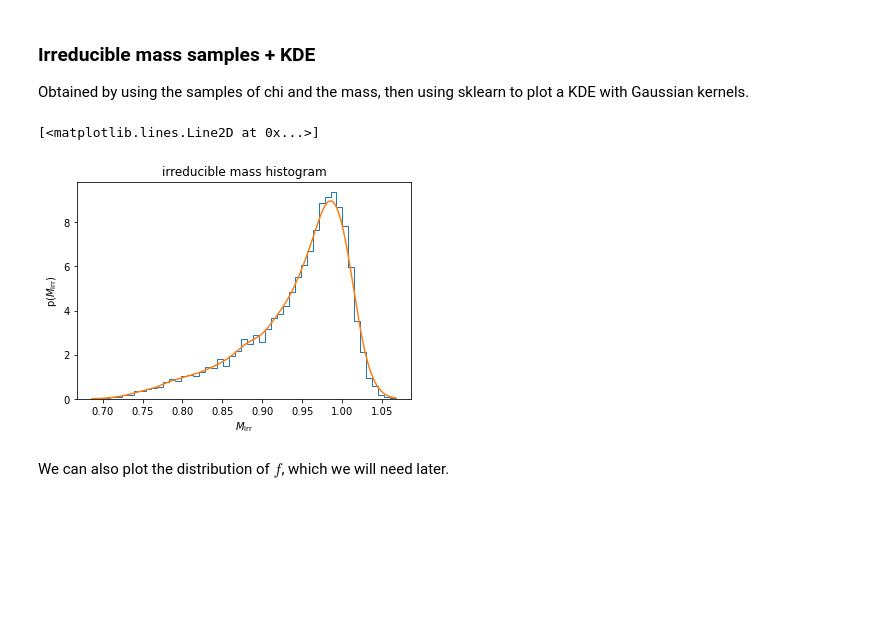
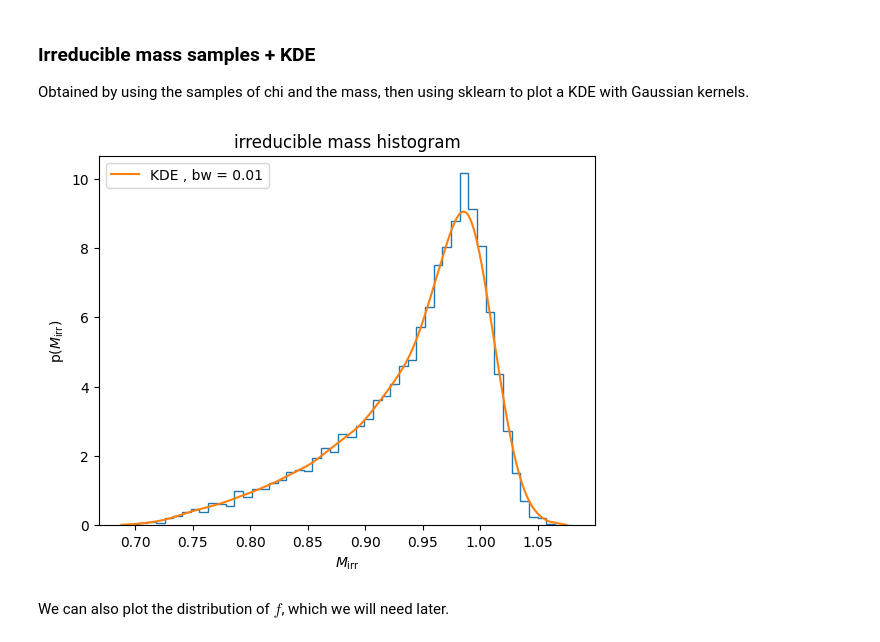
Before and after one commit to lisam10/astrostatistics_bicocca_2024, a Jupyter notebook: working/W07_BH-irrmass.ipynb, the cells around one changed output. Saved outputs shown, nothing was run; the diff lists cells and outputs as text; code cells hidden in the pictures; blank space fills up the shorter version.

```diff
--- a/working/W07_BH-irrmass.ipynb
+++ b/working/W07_BH-irrmass.ipynb
@@ -33,8 +34,8 @@ ax.set(xlabel = '$M$', ylabel = 'p($M$)', title = '$M$ histogram')
 ### Irreducible mass samples + KDE
 Obtained by using the samples of chi and the mass, then using sklearn to plot a KDE with Gaussian kernels.
 # %%
-def get_M_irr (chi, mass): #if mass = 1 corresponds to f
-    m_irr = mass * np.sqrt(0.5 * (1 + np.sqrt(1 - np.power(chi, 2))))
+def get_M_irr (chi, mass): #if mass = 1, this corresponds to f(chi)
+    m_irr = mass * np.sqrt( 0.5 * (1 + np.sqrt(1 - chi **2)) )
     return m_irr
 
 def kde_sklearn(data, bandwidth = 1.0, kernel="linear"):
@@ -45,17 +46,19 @@ def kde_sklearn(data, bandwidth = 1.0, kernel="linear"):
 # %%
 m_irr = get_M_irr(chi, mass)
 
 _ = fancyhist(m_irr, bins="freedman", histtype="step",density=True)
 plt.title('irreducible mass histogram')
 plt.xlabel('$M_\mathrm{irr}$')
 plt.ylabel('p($M_\mathrm{irr}$)')
 
 m_irr.sort()
-gauss_pdf = kde_sklearn(m_irr,bandwidth=0.01,kernel="gaussian")
-plt.plot(m_irr, gauss_pdf)
+m_irr_kde = kde_sklearn(m_irr,bandwidth=0.01,kernel="gaussian")
+plt.plot(m_irr, m_irr_kde, label = 'KDE , bw = 0.01')
+
+plt.legend()
+plt.show()
 # %% [output]
-[<matplotlib.lines.Line2D at 0x...>]
-[figure, old version]
+[figure, new version]
 # %% [markdown]
 We can also plot the distribution of $f$, which we will need later.
 # %%
```
Also changed, not shown: parts of 14 cells of this notebook.
